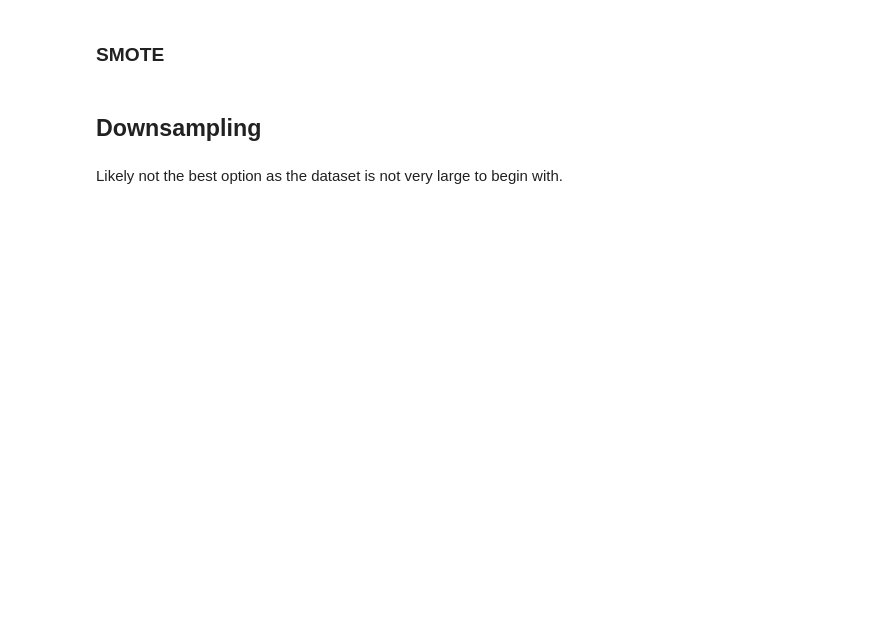
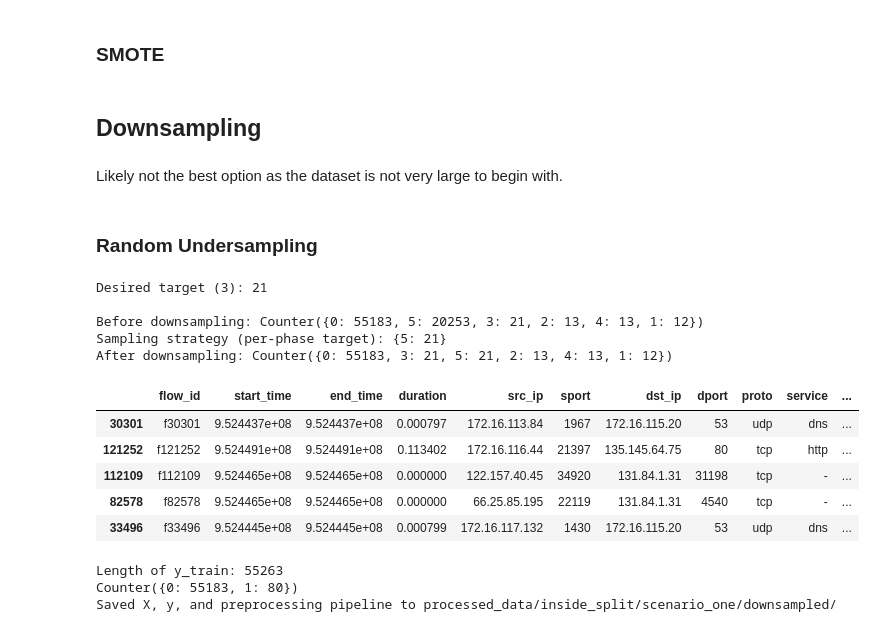
Before and after one commit to sofiaburkow/DeepChronos, a Jupyter notebook: experiments/preprocessing/balance_datasets.ipynb, the cells around one changed output. Cells and saved outputs as stored; diff of their text form; code cells hidden in the pictures; blank space fills up the shorter version.

Commit message:
downsampling logic

```diff
--- a/experiments/preprocessing/balance_datasets.ipynb
+++ b/experiments/preprocessing/balance_datasets.ipynb
@@ -266,0 +238,55 @@ Likely not the best option as the dataset is not very large to begin with.
+# %% [markdown]
+### Random Undersampling
+# %%
+def downsample_classes(X, y, desired_target, phases_to_downsample=[5], mode='random'):
+
+    counts = Counter(y)
+    print('Before downsampling:', Counter(counts))
+
+    sampling_strategy = {p: desired_target for p in phases_to_downsample}
+    print('Sampling strategy (per-phase target):', sampling_strategy)
+
+    # if mode == 'smote':
+    #     smote = SMOTE(sampling_strategy=sampling_strategy, random_state=SEED)
+    #     X_resampled, y_resampled = smote.fit_resample(X, y)
+    #     X_resampled = pd.DataFrame(X_resampled, columns=X.columns)
+    # else:  # Default to random oversampling
+    rus = RandomUnderSampler(sampling_strategy=sampling_strategy, random_state=SEED)
+    X_resampled, y_resampled = rus.fit_resample(X, y)
+    X_resampled = pd.DataFrame(X_resampled, columns=X.columns)
+
+    print('After downsampling:', Counter(y_resampled))
+
+    return X_resampled, y_resampled
+# %%
+# Downsample using Random Undersampling
+counts = Counter(y_train_phases)
+phase = 3
+desired_target = counts[phase]
+print(f'Desired target ({phase}): {desired_target}\n')
+
+X_train_downsampled, y_train_downsampled = downsample_classes(
+    df_train, y_train_phases, desired_target=desired_target, phases_to_downsample=[5], mode='random'
+)
+X_train_downsampled.head()
+# %% [output]
+Desired target (3): 21
+
+Before downsampling: Counter({0: 55183, 5: 20253, 3: 21, 2: 13, 4: 13, 1: 12})
+Sampling strategy (per-phase target): {5: 21}
+After downsampling: Counter({0: 55183, 3: 21, 5: 21, 2: 13, 4: 13, 1: 12})
+|  | flow_id | start_time | end_time | duration | src_ip | sport | dst_ip | dport | proto | service | ... |
+| 30301 | f30301 | 9.524437e+08 | 9.524437e+08 | 0.000797 | 172.16.113.84 | 1967 | 172.16.115.20 | 53 | udp | dns | ... |
+| 121252 | f121252 | 9.524491e+08 | 9.524491e+08 | 0.113402 | 172.16.116.44 | 21397 | 135.145.64.75 | 80 | tcp | http | ... |
+| 112109 | f112109 | 9.524465e+08 | 9.524465e+08 | 0.000000 | 122.157.40.45 | 34920 | 131.84.1.31 | 31198 | tcp | - | ... |
+| 82578 | f82578 | 9.524465e+08 | 9.524465e+08 | 0.000000 | 66.25.85.195 | 22119 | 131.84.1.31 | 4540 | tcp | - | ... |
+| 33496 | f33496 | 9.524445e+08 | 9.524445e+08 | 0.000799 | 172.16.117.132 | 1430 | 172.16.115.20 | 53 | udp | dns | ... |
+# %%
+prep_process_save_sampled_data(
+    X_train_downsampled, y_train_downsampled, feature_set, ip_encoding, df_test,
+    output_dir="processed_data/inside_split/scenario_one/downsampled"
+)
+# %% [output]
+Length of y_train: 55263
+Counter({0: 55183, 1: 80})
+Saved X, y, and preprocessing pipeline to processed_data/inside_split/scenario_one/downsampled/
```
Also changed, not shown: parts of 16 cells of this notebook.
